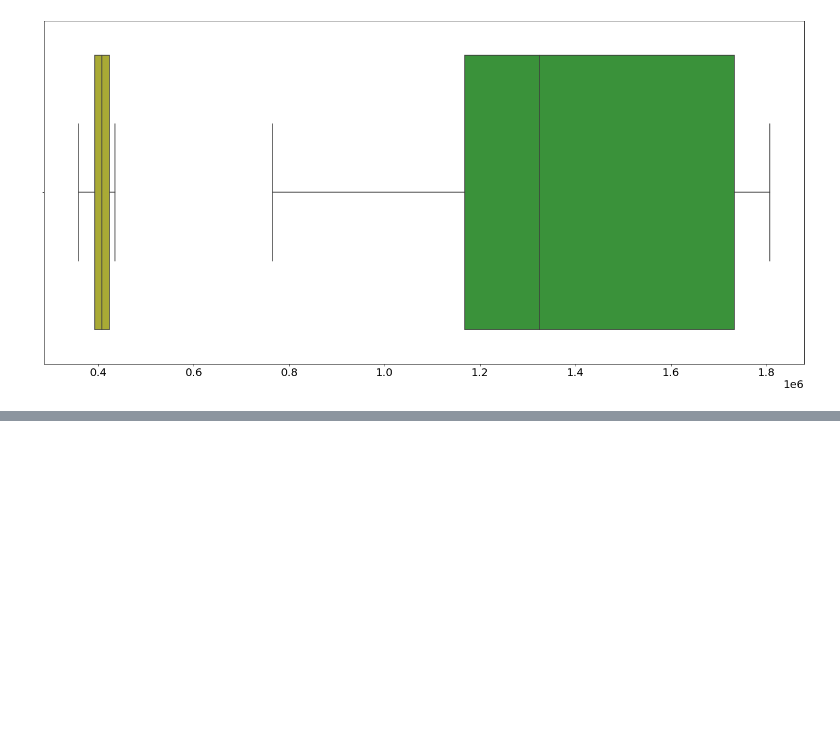
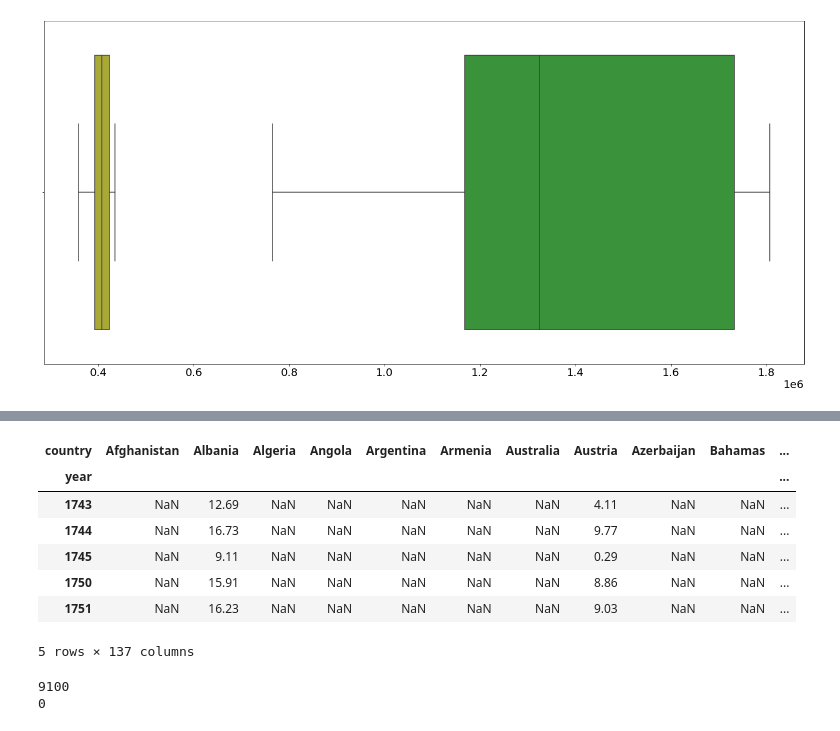
Before and after one commit to wrzdylan/crop_yield_prediction, a Jupyter notebook: data_analysis.ipynb, the cells around one changed output, grey strips where cells are left out. Saved outputs shown, nothing was run; the diff lists cells and outputs as text; code cells hidden in the pictures; blank space fills up the shorter version.

```diff
--- a/data_analysis.ipynb
+++ b/data_analysis.ipynb
@@ -172,0 +244,3 @@ sns.boxplot( x=top_10_pesticides["United States of America"].values, color='#bcb
+# %%
+df_temp = pd.read_csv('./data/temp.csv')
+df_temp.head()
@@ -172,0 +267,19 @@ sns.boxplot( x=top_10_pesticides["United States of America"].values, color='#bcb
+# %%
+df_temp = df_temp.pivot_table(index='year', columns='country', values='avg_temp')
+df_temp.head()
+# %% [output]
+| country | Afghanistan | Albania | Algeria | Angola | Argentina | Armenia | Australia | Austria | Azerbaijan | Bahamas | ... |
+| year |  |  |  |  |  |  |  |  |  |  | ... |
+| 1743 | NaN | 12.69 | NaN | NaN | NaN | NaN | NaN | 4.11 | NaN | NaN | ... |
+| 1744 | NaN | 16.73 | NaN | NaN | NaN | NaN | NaN | 9.77 | NaN | NaN | ... |
+| 1745 | NaN | 9.11 | NaN | NaN | NaN | NaN | NaN | 0.29 | NaN | NaN | ... |
+| 1750 | NaN | 15.91 | NaN | NaN | NaN | NaN | NaN | 8.86 | NaN | NaN | ... |
+| 1751 | NaN | 16.23 | NaN | NaN | NaN | NaN | NaN | 9.03 | NaN | NaN | ... |
+5 rows × 137 columns
+# %%
+print(df_temp.isna().sum().sum())
+df_temp = df_temp.dropna()
+print(df_temp.isna().sum().sum())
+# %% [output]
+9100
+0
```
Also changed, not shown: parts of 11 cells of this notebook.
